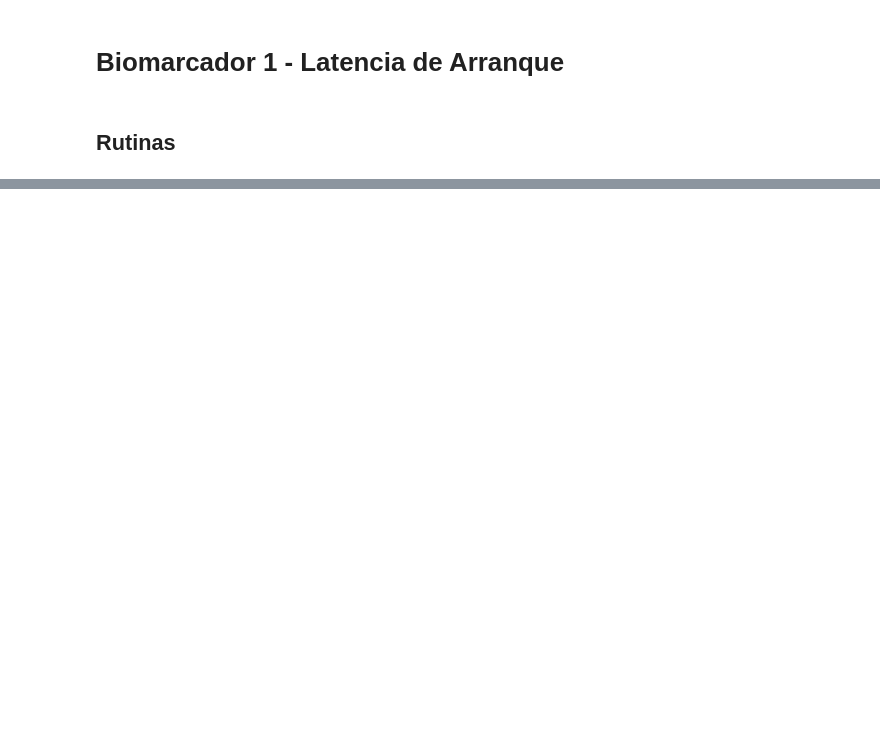
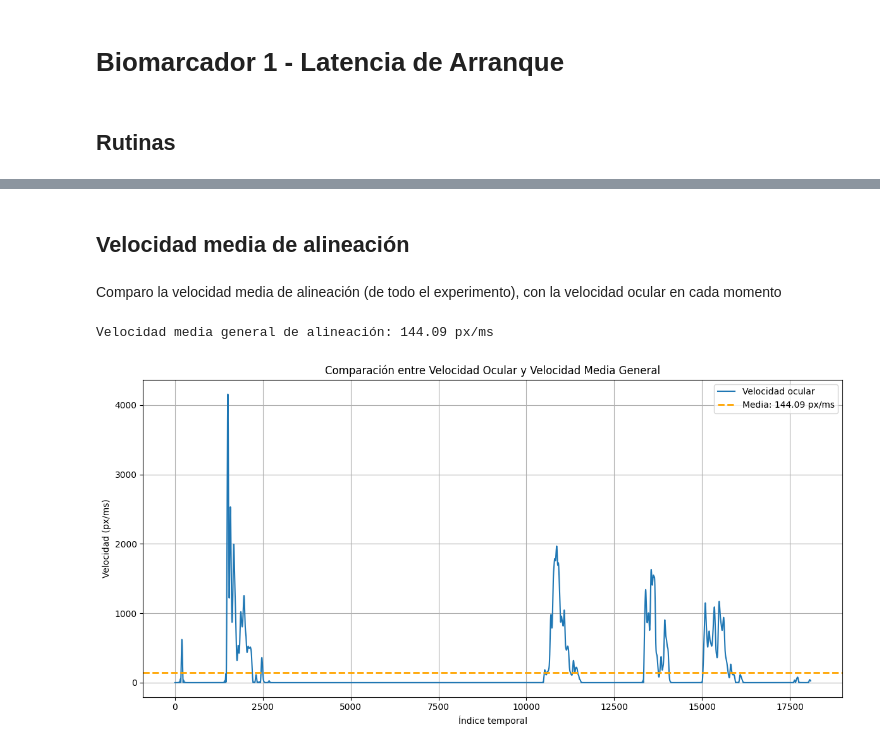
Before and after one commit to abarrio12/eogtouch, a Jupyter notebook: notebooks/01 - Start Latency.ipynb, the cells around one changed output, grey strips where cells are left out. Saved outputs shown, nothing was run; the diff lists cells and outputs as text; code cells hidden in the pictures; blank space fills up the shorter version.

```diff
--- a/notebooks/01 - Start Latency.ipynb
+++ b/notebooks/01 - Start Latency.ipynb
@@ -119,3 +138,33 @@ for peak in peaks:
+# %% [markdown]
+## Velocidad media de alineación
+# %% [markdown]
+Comparo la velocidad media de alineación (de todo el experimento), con la velocidad ocular en cada momento
+# %%
+# Calcular velocidad media general
+media_vel_general = np.mean(vel)
+print(f"Velocidad media general de alineación: {media_vel_general:.2f} px/ms")
+
+# --- Plot comparativo
+plt.figure(figsize=(12, 6))
+
+# Señal de velocidad ocular
+plt.plot(vel[START:END], label="Velocidad ocular")
+
+# Línea de velocidad media
+plt.axhline(media_vel_general, color="orange", linestyle="--", linewidth=2,
+            label=f"Media: {media_vel_general:.2f} px/ms")
+
+# Etiquetas y formato
+plt.title("Comparación entre Velocidad Ocular y Velocidad Media General")
+plt.xlabel("Índice temporal")
+plt.ylabel("Velocidad (px/ms)")
+plt.legend(loc="upper right")
+plt.grid(True)
+plt.tight_layout()
+plt.show()
+# %% [output]
+Velocidad media general de alineación: 144.09 px/ms
+[figure, added]
 # %%
 rellenado[40:60]
 # %% [output]
```
Also changed, not shown: parts of 8 cells of this notebook, 2 other files.
